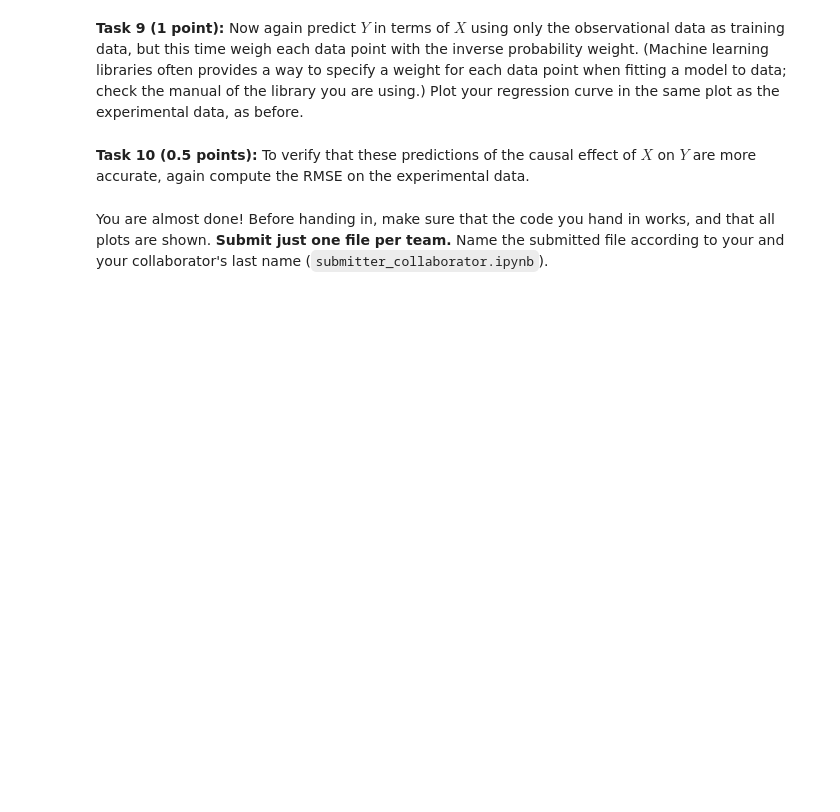
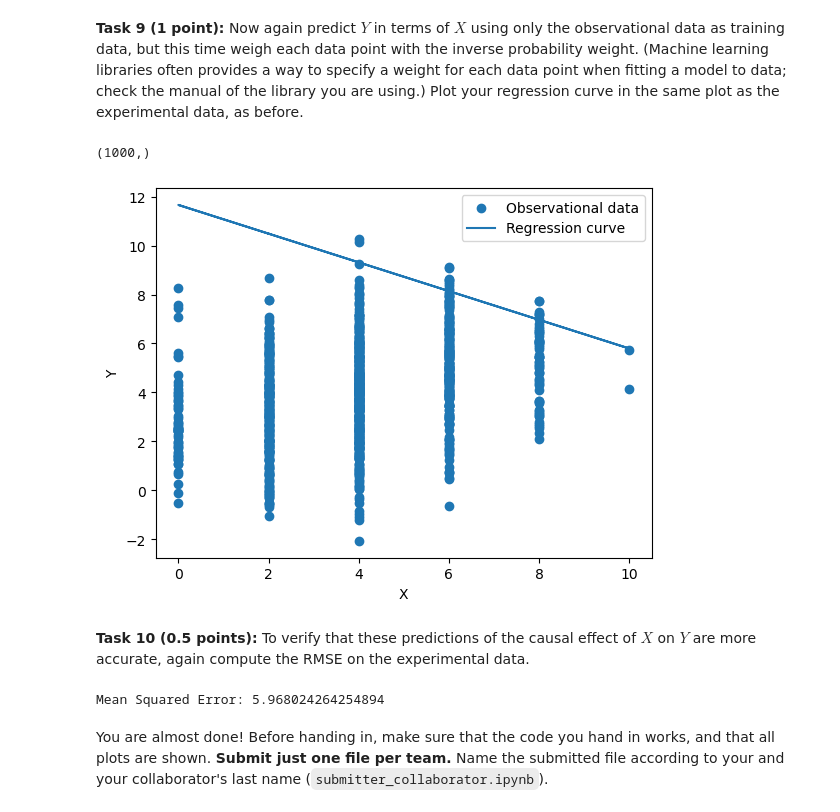
Before and after one commit to leonardocarboni/aml-carboni-bais, a Jupyter notebook: Assignment 3/bais_carboni.ipynb, the cells around one changed output. Drawn from its saved outputs; the diff is of its cells as text; code cells hidden in the pictures; blank space fills up the shorter version.

```diff
--- a/Assignment 3/bais_carboni.ipynb
+++ b/Assignment 3/bais_carboni.ipynb
@@ -149,5 +183,9 @@ Important note: the purpose of the logistic regression is *not* to predict the v
 reg_logistic = linear_model.LogisticRegression(solver='lbfgs', multi_class='multinomial', max_iter=500)
 
 # Your code here
+reg_logistic.fit(np.reshape(z, (-1, 1)), x)
+
+predicted_probabilities = reg_logistic.predict_proba(np.reshape(z, (-1, 1)))[:, 1]
+inverse_probability_weights = 1 / predicted_probabilities
 # %% [markdown]
 **Task 9 (1 point):** Now again predict $Y$ in terms of $X$ using only the observational data as training data, but this time weigh each data point with the inverse probability weight. (Machine learning libraries often provides a way to specify a weight for each data point when fitting a model to data; check the manual of the library you are using.) Plot your regression curve in the same plot as the experimental data, as before.
@@ -156,2 +192,21 @@ reg_logistic = linear_model.LogisticRegression(solver='lbfgs', multi_class='mult
+# %%
+print(inverse_probability_weights.shape)
+
+# Your code here
+reg_logistic2 = linear_model.LinearRegression()
+reg_logistic2.fit(x.reshape(-1, 1), y, sample_weight=inverse_probability_weights)
+# Predict Y using the fitted model
+predicted_y = reg_logistic2.predict(x.reshape(-1, 1))
+
+# Plot the observational data and the regression curve
+plt.scatter(x, y, label='Observational data')
+plt.plot(x, predicted_y, label='Regression curve')
+plt.xlabel('X')
+plt.ylabel('Y')
+plt.legend()
+plt.show()
+# %% [output]
+(1000,)
+[figure, added]
 # %% [markdown]
 **Task 10 (0.5 points):** To verify that these predictions of the causal effect of $X$ on $Y$ are more accurate, again compute the RMSE on the experimental data.
@@ -160,2 +213,7 @@ reg_logistic = linear_model.LogisticRegression(solver='lbfgs', multi_class='mult
+# %%
+# Your code here
+print(f"Mean Squared Error: {mean_squared_error(y_true = y, y_pred = predicted_y, squared = False)}")
+# %% [output]
+Mean Squared Error: 5.968024264254894
 # %% [markdown]
 You are almost done! Before handing in, make sure that the code you hand in works, and that all plots are shown. **Submit just one file per team.** Name the submitted file according to your and your collaborator's last name (`submitter_collaborator.ipynb`).
```
Also changed, not shown: parts of 13 cells of this notebook.
